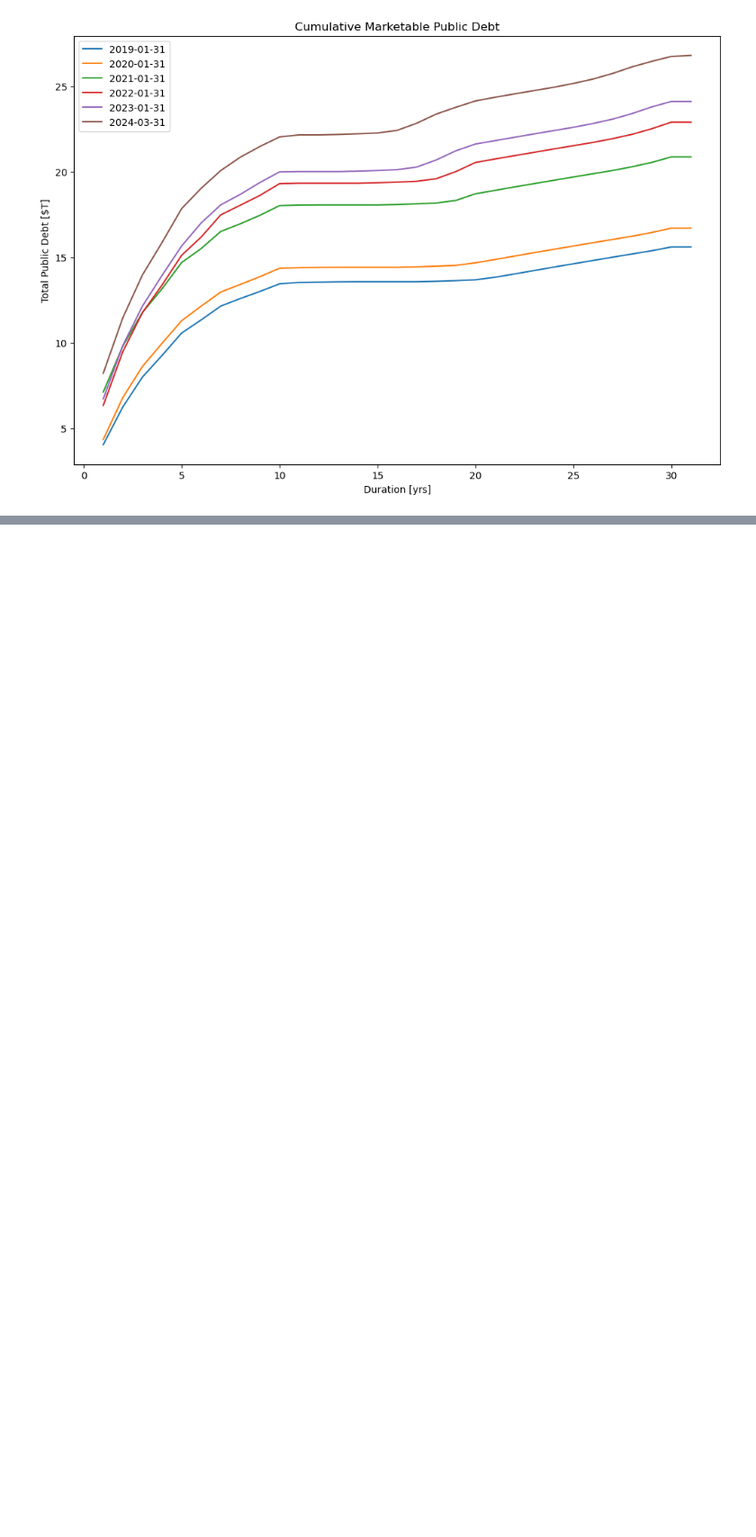
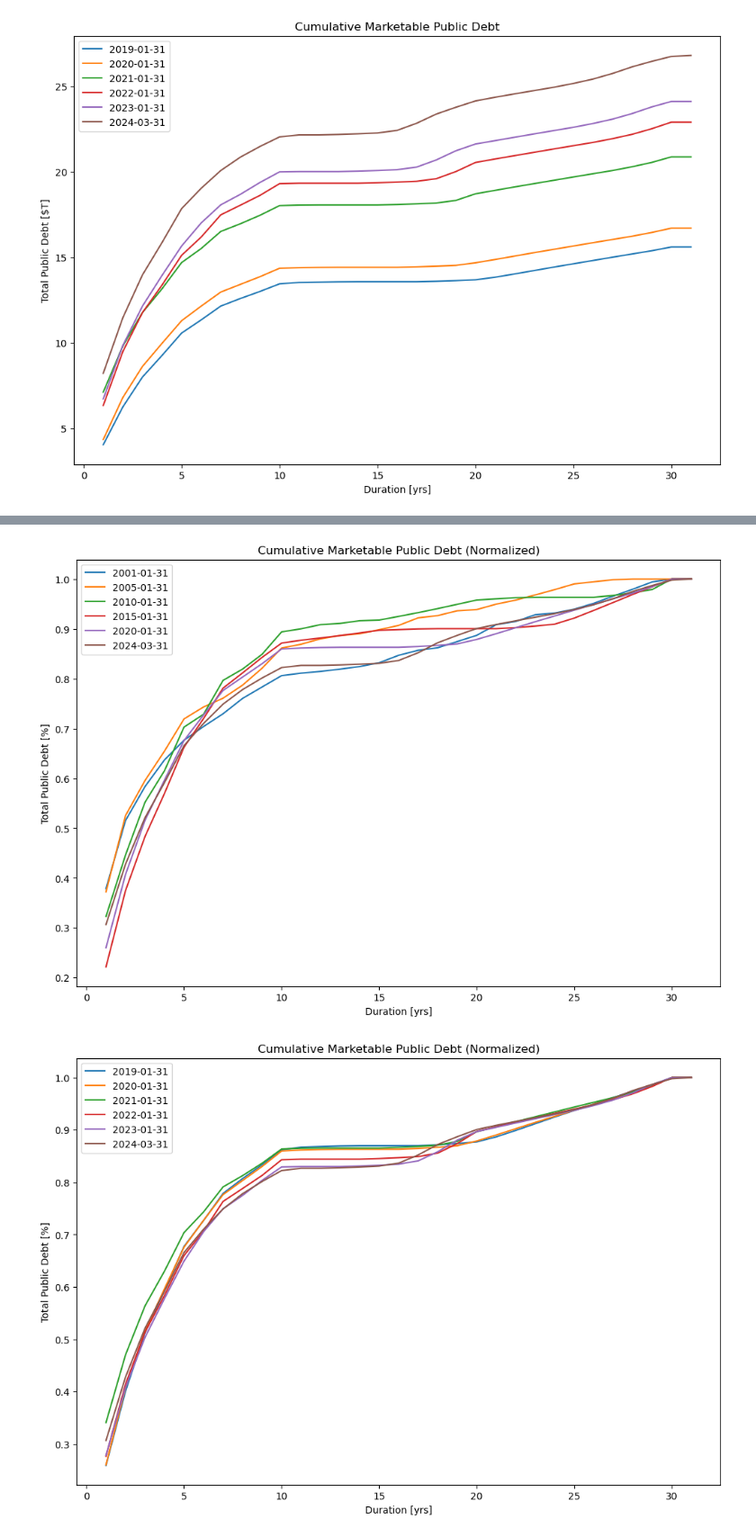
Before and after one commit to kentavv/us-public-debt, a Jupyter notebook: us-public-debt.ipynb, the cells around one changed output, grey strips where cells are left out. Shown at 90% size. Drawn from its saved outputs; the diff is of its cells as text; code cells hidden in the pictures; blank space fills up the shorter version.

```diff
--- a/us-public-debt.ipynb
+++ b/us-public-debt.ipynb
@@ -58,5 +72,5 @@ f().plot(x='Record Date', figsize=(12, 8), title='Total Public Debt', ylabel='To
 # %%
-def f(rdts, cumulative=True):
+def f(rdts, cumulative=True, normalize=False):
     df1 = df_all[(df_all['Security Type Description'] == 'Marketable') & (df_all['Maturity Date'].notna())]
 
     lst2 = []
@@ -83,8 +97,14 @@ def f(rdts, cumulative=True):
     dff = pd.concat(lst2, ignore_index=False, axis=1) / 1_000_000
     dff = dff.sort_index()
     dff = dff.ffill()
+
     title = 'Cumulative Marketable Public Debt' if cumulative else 'Marketable Public Debt'
-    dff.plot(figsize=(12, 8), title=title, ylabel='Total Public Debt [$T]', xlabel='Duration [yrs]')
+    if not normalize:
+        dff.plot(figsize=(12, 8), title=title, ylabel='Total Public Debt [$T]', xlabel='Duration [yrs]')
+    else:
+        dff /= dff.max()
+        title += ' (Normalized)'
+        dff.plot(figsize=(12, 8), title=title, ylabel='Total Public Debt [%]', xlabel='Duration [yrs]')
 
 
 f(['2001-01-31', '2005-01-31', '2010-01-31', '2015-01-31', '2020-01-31', '2024-03-31'])
@@ -95,2 +118,8 @@ f(['2019-01-31', '2020-01-31', '2021-01-31', '2022-01-31', '2023-01-31', '2024-0
+# %%
+f(['2001-01-31', '2005-01-31', '2010-01-31', '2015-01-31', '2020-01-31', '2024-03-31'], normalize=True)
+f(['2019-01-31', '2020-01-31', '2021-01-31', '2022-01-31', '2023-01-31', '2024-03-31'], normalize=True)
+# %% [output]
+[figure, added]
+[figure, added]
 # %% [markdown]
 # Cumulative effect of renewing maturing marketable debt at higher yield
```
Also changed, not shown: parts of 7 cells of this notebook, 1 other file.
